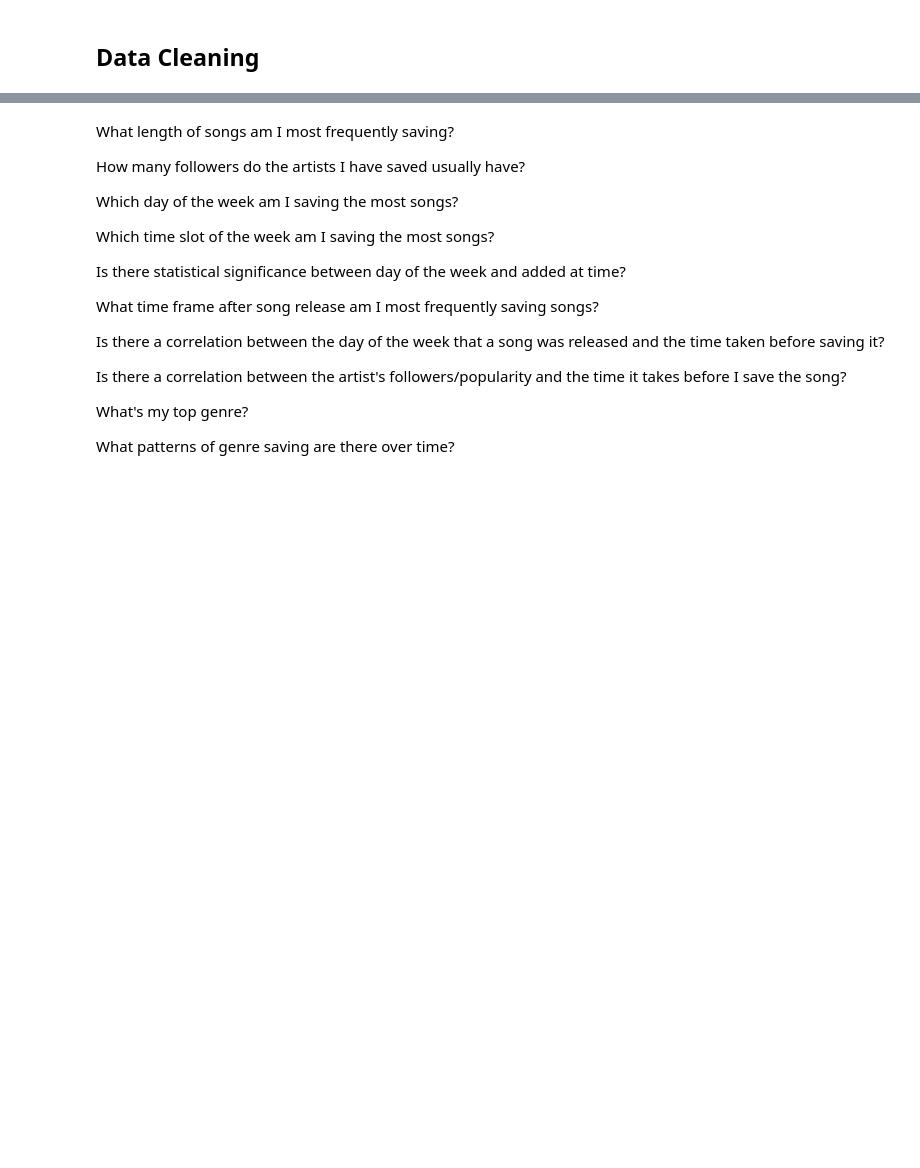
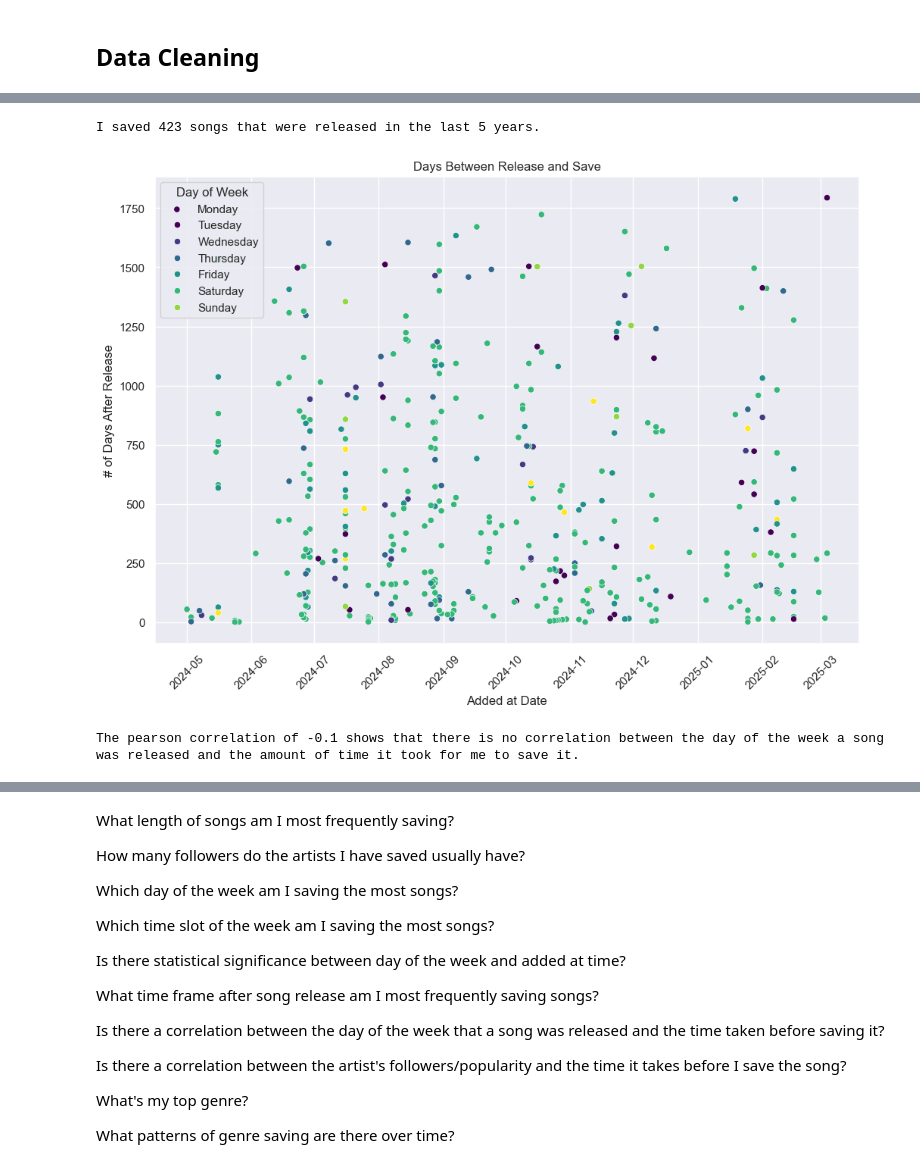
Before and after one commit to jacqhorizon/spotify-data-analysis, a Jupyter notebook: analysis.ipynb, the cells around one changed output, grey strips where cells are left out. Cells and saved outputs as stored; diff of their text form; code cells hidden in the pictures; blank space fills up the shorter version.

```diff
--- a/analysis.ipynb
+++ b/analysis.ipynb
@@ -220,8 +7,0 @@ top_songs_by_genre.head()
-# %%
-
-# top_songs_by_genre['added_at_unix'] = top_songs_by_genre['added_at'].astype(np.int64) / 10**18
-g = sns.FacetGrid(top_songs_by_genre, row="genres", hue="genres", aspect=10, height=1, palette=pal)
-# tracks_df
-g.map(sns.kdeplot, "added_at_time",
-      bw_adjust=.5, clip_on=False,
-      fill=True, alpha=1, linewidth=.5)
@@ -407,0 +220,22 @@ y.despine(bottom=True, left=True)
+# %%
+# Filter out songs that were released in the last 5 years
+last_5_years = merged_df[merged_df['release_year'] >= 2020]
+count = last_5_years['release_add_delta'].count()
+print(f'I saved {count} songs that were released in the last 5 years.')
+# %% [output]
+I saved 423 songs that were released in the last 5 years.
+# %%
+sns.scatterplot(data=last_5_years, x='added_at_date',y='release_add_delta', hue='release_dow_val', palette='viridis')
+plt.xticks(rotation=45)
+plt.title('Days Between Release and Save')
+plt.xlabel('Added at Date')
+plt.ylabel('# of Days After Release')
+plt.legend(title='Day of Week', labels=['Monday', 'Tuesday', 'Wednesday', 'Thursday', 'Friday', 'Saturday', 'Sunday'])
+plt.show()
+# %% [output]
+[figure, added]
+# %%
+pearson_corr = last_5_years['release_dow_val'].corr(last_5_years['release_add_delta'], method='pearson')
+print(f'The pearson correlation of {round(pearson_corr,2)} shows that there is no correlation between the day of the week a song was released and the amount of time it took for me to save it.')
+# %% [output]
+The pearson correlation of -0.1 shows that there is no correlation between the day of the week a song was released and the amount of time it took for me to save it.
```
Also changed, not shown: parts of 47 cells of this notebook, 2 other files.
